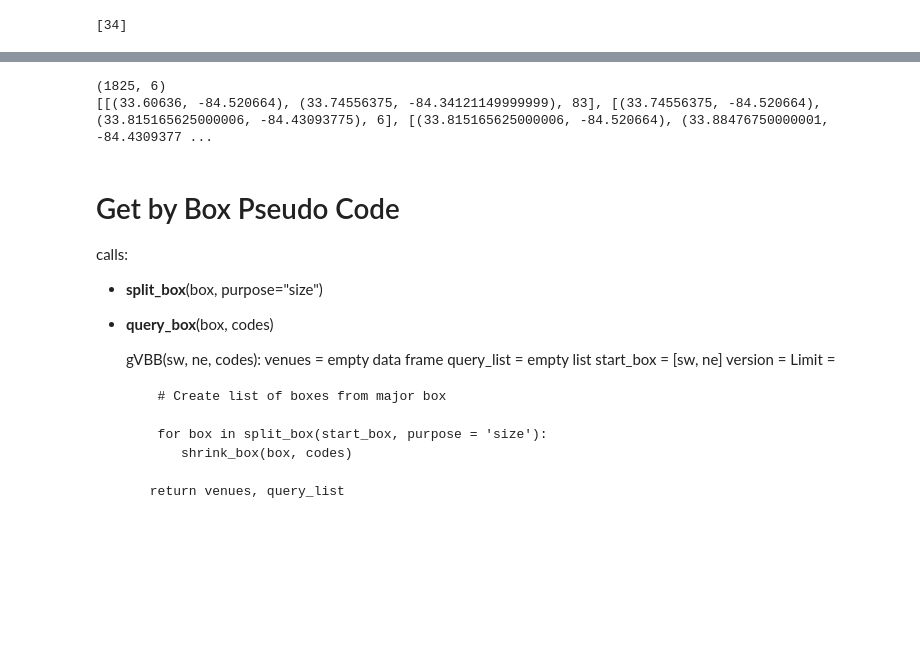
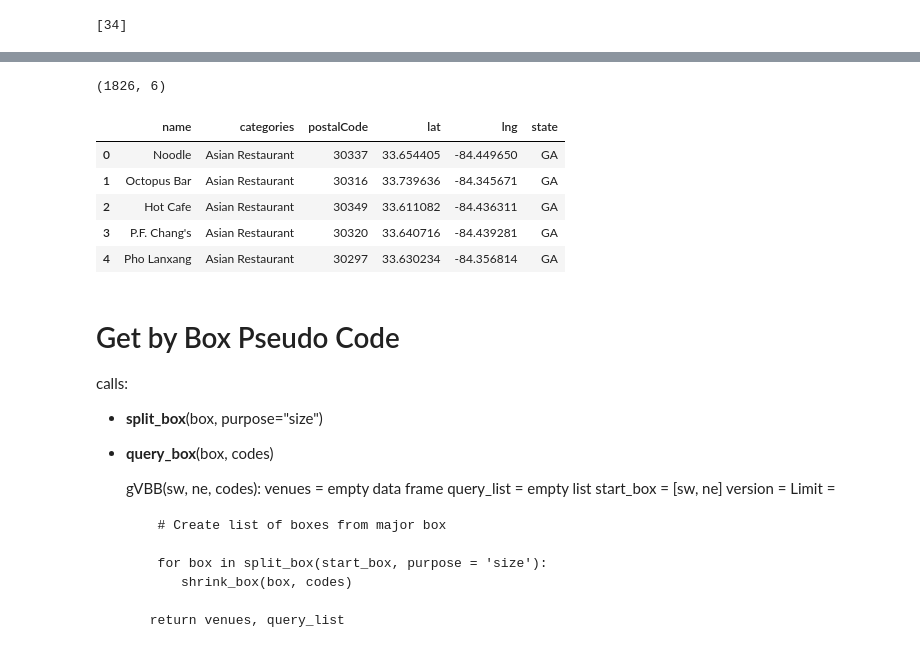
Before and after one commit to JamesDCage/Final-Week-0, a Jupyter notebook: Final Week 0 Foursquare Exploration.ipynb, the cells around one changed output, grey strips where cells are left out. Cells and saved outputs as stored; diff of their text form; code cells hidden in the pictures; blank space fills up the shorter version.

```diff
--- a/Final Week 0 Foursquare Exploration.ipynb
+++ b/Final Week 0 Foursquare Exploration.ipynb
@@ -212,9 +230,14 @@ df_x = shrink_box(fsw,fne,asian)
 # %%
 print(df_x.shape)
-print(box_list)
+df_x.head()
 # %% [output]
-(1825, 6)
-[[(33.60636, -84.520664), (33.74556375, -84.34121149999999), 83], [(33.74556375, -84.520664), (33.815165625000006, -84.43093775), 6], [(33.815165625000006, -84.520664), (33.88476750000001, -84.4309377 ...
+(1826, 6)
+|  | name | categories | postalCode | lat | lng | state |
+| 0 | Noodle | Asian Restaurant | 30337 | 33.654405 | -84.449650 | GA |
+| 1 | Octopus Bar | Asian Restaurant | 30316 | 33.739636 | -84.345671 | GA |
+| 2 | Hot Cafe | Asian Restaurant | 30349 | 33.611082 | -84.436311 | GA |
+| 3 | P.F. Chang's | Asian Restaurant | 30320 | 33.640716 | -84.439281 | GA |
+| 4 | Pho Lanxang | Asian Restaurant | 30297 | 33.630234 | -84.356814 | GA |
 # %%
 map_georgia = folium.Map(location=[33.75, -84.38], zoom_start=10)
 
```
Also changed, not shown: parts of 1 cell of this notebook, 1 other file.
